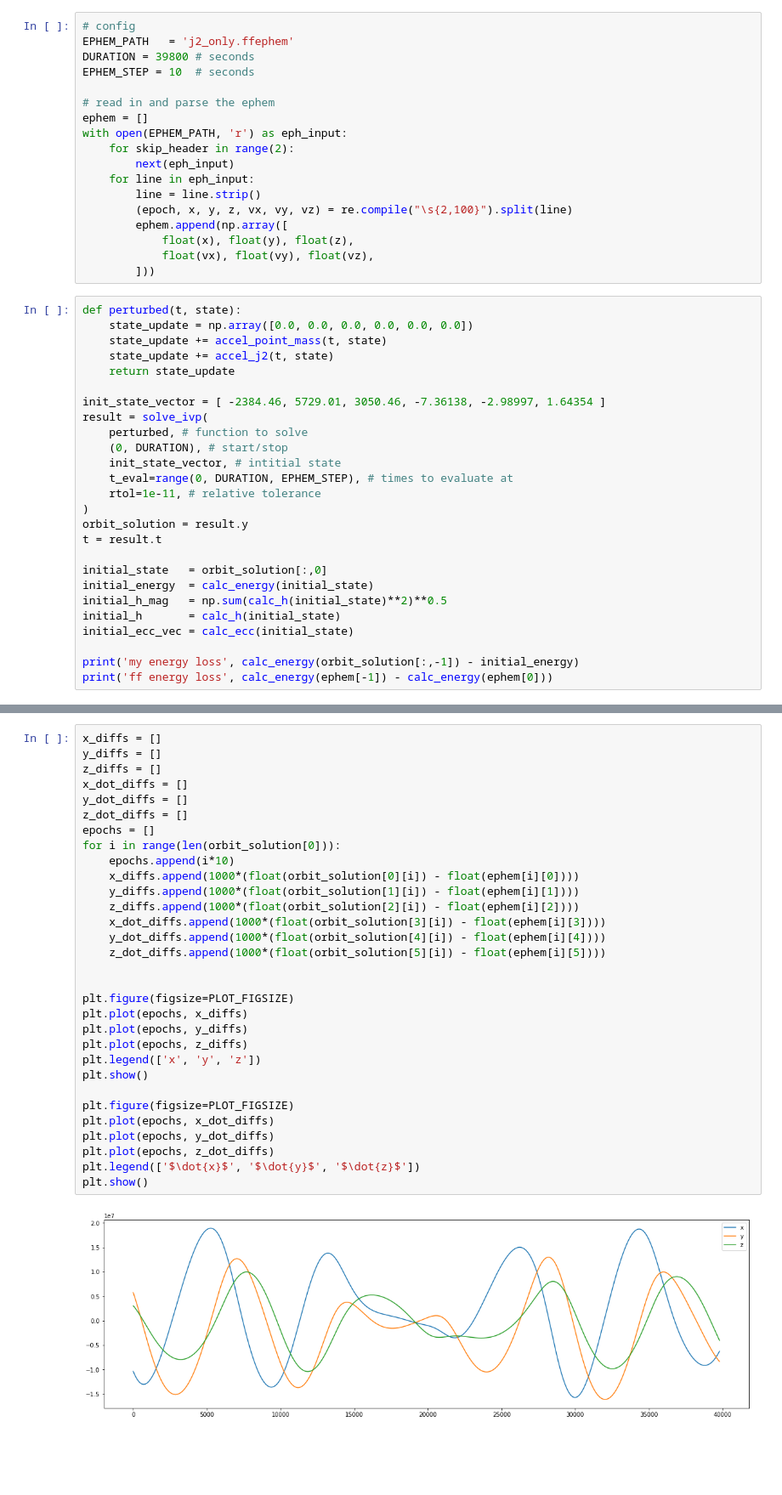
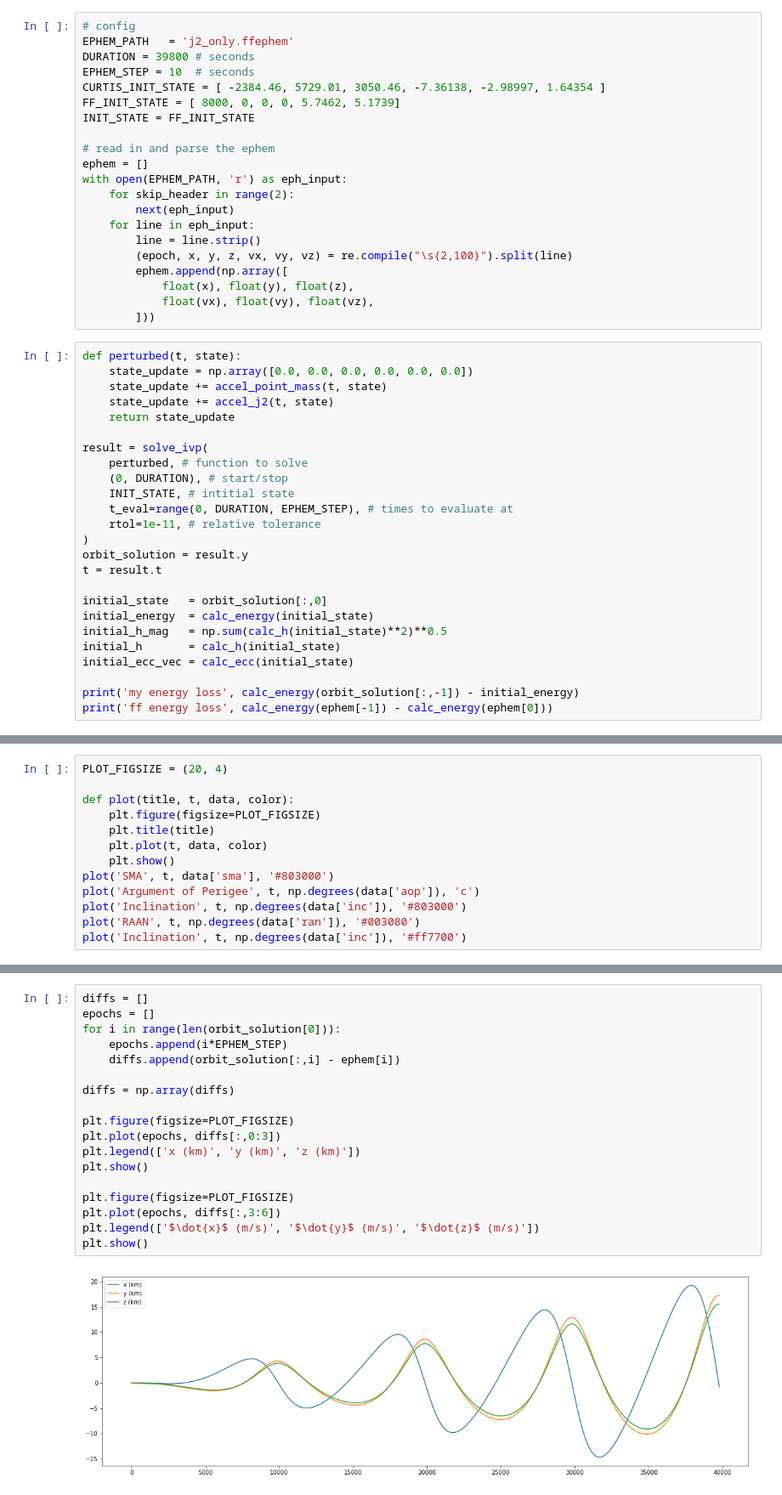
Before and after one commit to CoastToApogee/flight-dynamics, a Jupyter notebook: J2 investigation.ipynb, the cells around one changed output, grey strips where cells are left out. Shown at 85% size. Cells and saved outputs as stored; diff of their text form; blank space fills up the shorter version.

```diff
--- a/J2 investigation.ipynb
+++ b/J2 investigation.ipynb
@@ -17,6 +18,9 @@ from jp_utils.orbit_utils import *
 EPHEM_PATH   = 'j2_only.ffephem'
 DURATION = 39800 # seconds
 EPHEM_STEP = 10  # seconds
+CURTIS_INIT_STATE = [ -2384.46, 5729.01, 3050.46, -7.36138, -2.98997, 1.64354 ]
+FF_INIT_STATE = [ 8000, 0, 0, 0, 5.7462, 5.1739]
+INIT_STATE = FF_INIT_STATE
 
 # read in and parse the ephem
 ephem = []
@@ -37,11 +41,10 @@ def perturbed(t, state):
     state_update += accel_j2(t, state)
     return state_update
 
-init_state_vector = [ -2384.46, 5729.01, 3050.46, -7.36138, -2.98997, 1.64354 ]
 result = solve_ivp(
     perturbed, # function to solve
     (0, DURATION), # start/stop
-    init_state_vector, # intitial state
+    INIT_STATE, # intitial state
     t_eval=range(0, DURATION, EPHEM_STEP), # times to evaluate at
     rtol=1e-11, # relative tolerance
 )
@@ -107,0 +109,13 @@ ff energy loss -9.153804097650209e-05
+# %%
+PLOT_FIGSIZE = (20, 4)
+
+def plot(title, t, data, color):
+    plt.figure(figsize=PLOT_FIGSIZE)
+    plt.title(title)
+    plt.plot(t, data, color)
+    plt.show()
+plot('SMA', t, data['sma'], '#803000')
+plot('Argument of Perigee', t, np.degrees(data['aop']), 'c')
+plot('Inclination', t, np.degrees(data['inc']), '#803000')
+plot('RAAN', t, np.degrees(data['ran']), '#003080')
+plot('Inclination', t, np.degrees(data['inc']), '#ff7700')
@@ -108,33 +128,20 @@ ff energy loss -9.153804097650209e-05
 # %%
-x_diffs = []
-y_diffs = []
-z_diffs = []
-x_dot_diffs = []
-y_dot_diffs = []
-z_dot_diffs = []
+diffs = []
 epochs = []
 for i in range(len(orbit_solution[0])):
-    epochs.append(i*10)
-    x_diffs.append(1000*(float(orbit_solution[0][i]) - float(ephem[i][0])))
-    y_diffs.append(1000*(float(orbit_solution[1][i]) - float(ephem[i][1])))
-    z_diffs.append(1000*(float(orbit_solution[2][i]) - float(ephem[i][2])))
-    x_dot_diffs.append(1000*(float(orbit_solution[3][i]) - float(ephem[i][3])))
-    y_dot_diffs.append(1000*(float(orbit_solution[4][i]) - float(ephem[i][4])))
-    z_dot_diffs.append(1000*(float(orbit_solution[5][i]) - float(ephem[i][5])))
+    epochs.append(i*EPHEM_STEP)
+    diffs.append(orbit_solution[:,i] - ephem[i])
 
+diffs = np.array(diffs)
 
 plt.figure(figsize=PLOT_FIGSIZE)
-plt.plot(epochs, x_diffs)
-plt.plot(epochs, y_diffs)
-plt.plot(epochs, z_diffs)
-plt.legend(['x', 'y', 'z'])
+plt.plot(epochs, diffs[:,0:3])
+plt.legend(['x (km)', 'y (km)', 'z (km)'])
 plt.show()
 
 plt.figure(figsize=PLOT_FIGSIZE)
-plt.plot(epochs, x_dot_diffs)
-plt.plot(epochs, y_dot_diffs)
-plt.plot(epochs, z_dot_diffs)
-plt.legend(['$\dot{x}$', '$\dot{y}$', '$\dot{z}$'])
+plt.plot(epochs, diffs[:,3:6])
+plt.legend(['$\dot{x}$ (m/s)', '$\dot{y}$ (m/s)', '$\dot{z}$ (m/s)'])
 plt.show()
 # %% [output]
-[figure, old version]
+[figure, new version]
```
Also changed, not shown: parts of 5 cells of this notebook.
